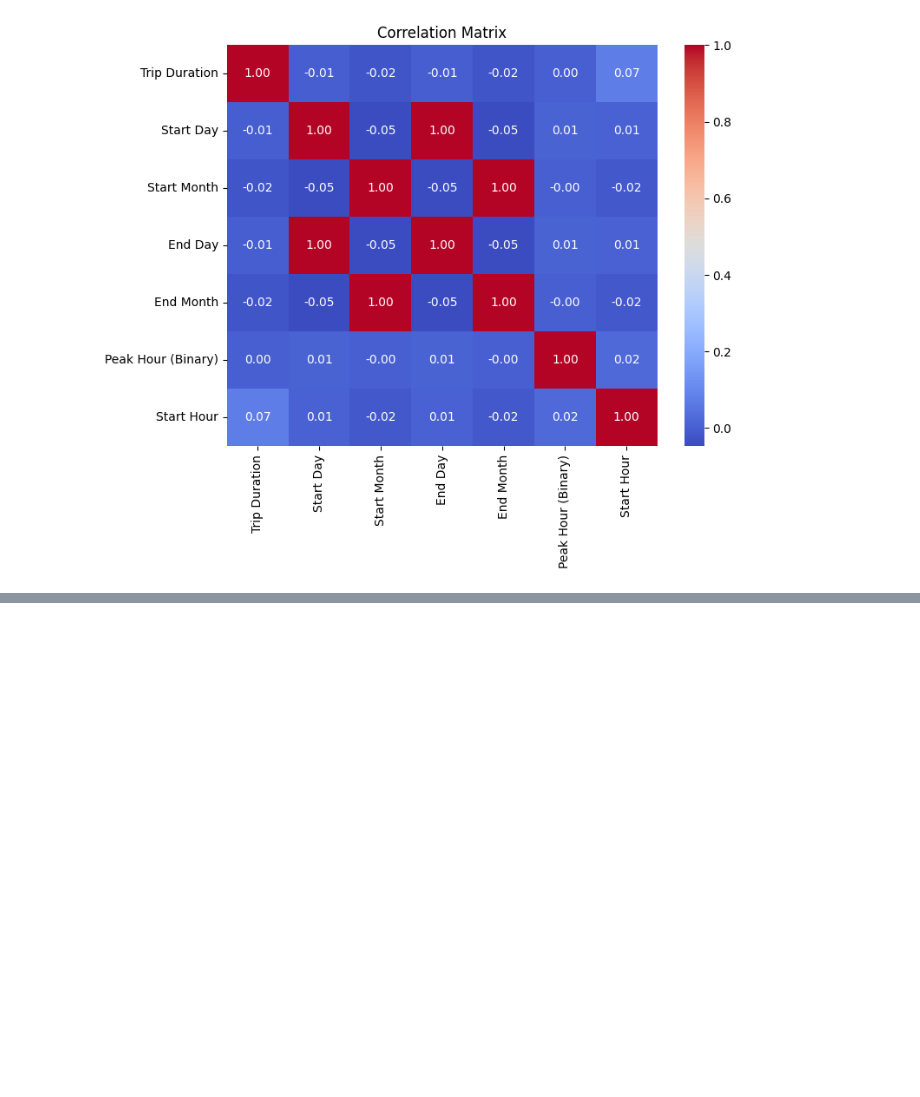
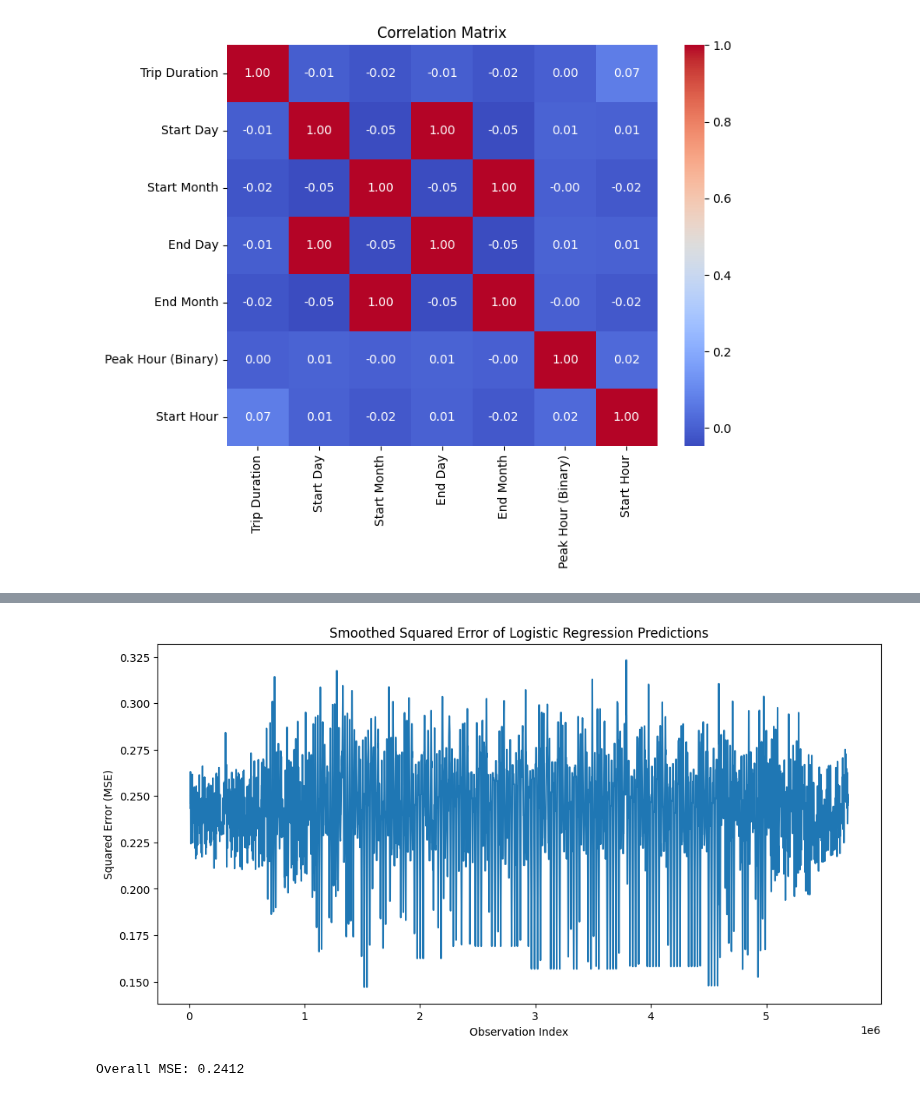
Before and after one commit to ziadharmanani/INF1340-Ridership-Analysis, a Jupyter notebook: rideshare_cleaning.ipynb, the cells around one changed output, grey strips where cells are left out. Saved outputs shown, nothing was run; the diff lists cells and outputs as text; code cells hidden in the pictures; blank space fills up the shorter version.

Commit message:
Nov21-Ziad-LogRegression for peak hour

```diff
--- a/rideshare_cleaning.ipynb
+++ b/rideshare_cleaning.ipynb
@@ -908,2 +837,14 @@ disp.plot(cmap = 'Blues')
 # %%
 #end of naive bayes work
+# %%
+# Creating a new data frame for a logistic regression
+# Removed 'Start Day'. 'Weekday/Weekend' already translated that into a binary system.
+model_var = ['Peak Hour (Binary)', 'Weekday/Weekend (Binary)', 'Start Month']
+df_model = df_diagnostic[model_var].copy()
+
+categoricals = ['Start Month']
+
+# Convert categorical variables into 'category' type
+# If not present, Start Month is grouped into one predictor isntead of 12
+for col in categoricals:
+    df_model[col] = df_model[col].astype('category')
@@ -909,0 +872,9 @@ disp.plot(cmap = 'Blues')
+# %%
+X = pd.get_dummies(df_model.drop('Peak Hour (Binary)', axis=1), drop_first=True) # Drops January
+X = X.astype(int) # Convert to integer to avoid a ValueError
+y = df_model['Peak Hour (Binary)']
+
+X = sm.add_constant(X)
+model = sm.Logit(y, X).fit()
+
+print(model.summary())
@@ -909,0 +903,19 @@ disp.plot(cmap = 'Blues')
+# %%
+y_predicted_probability = model.predict(X) # Predicted probabilities
+squared_errors = (y - y_predicted_probability) ** 2 # Squared errors
+
+# Compute rolling mean to visualize MSE pattern and smooth it
+mse_smoothed = pd.Series(squared_errors).rolling(window = 10000).mean()
+
+plt.figure(figsize=(12,6))
+plt.plot(mse_smoothed)
+plt.xlabel('Observation Index')
+plt.ylabel('Squared Error (MSE)')
+plt.title('Smoothed Squared Error of Logistic Regression Predictions')
+plt.show()
+
+mse_total = np.mean(squared_errors)
+print(f"Overall MSE: {mse_total:.4f}")
+# %% [output]
+[figure, added]
+Overall MSE: 0.2412
```
Also changed, not shown: parts of 21 cells of this notebook.
